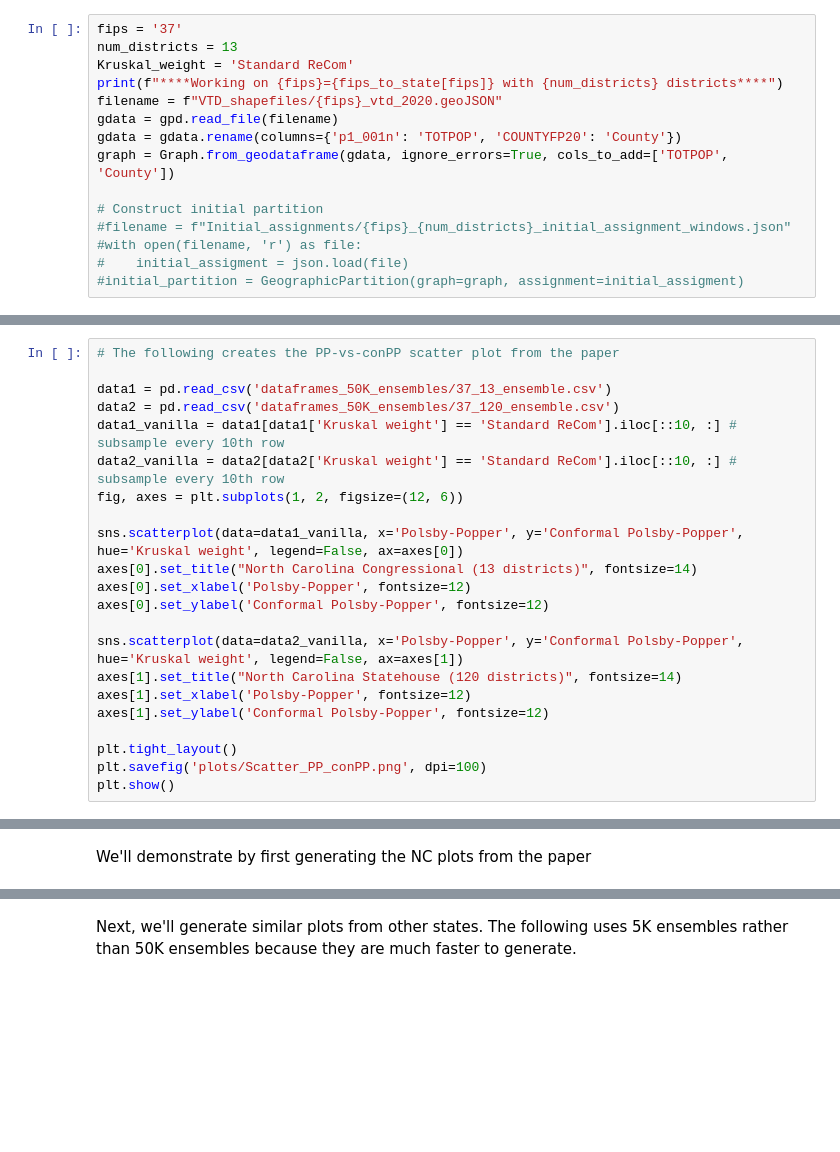
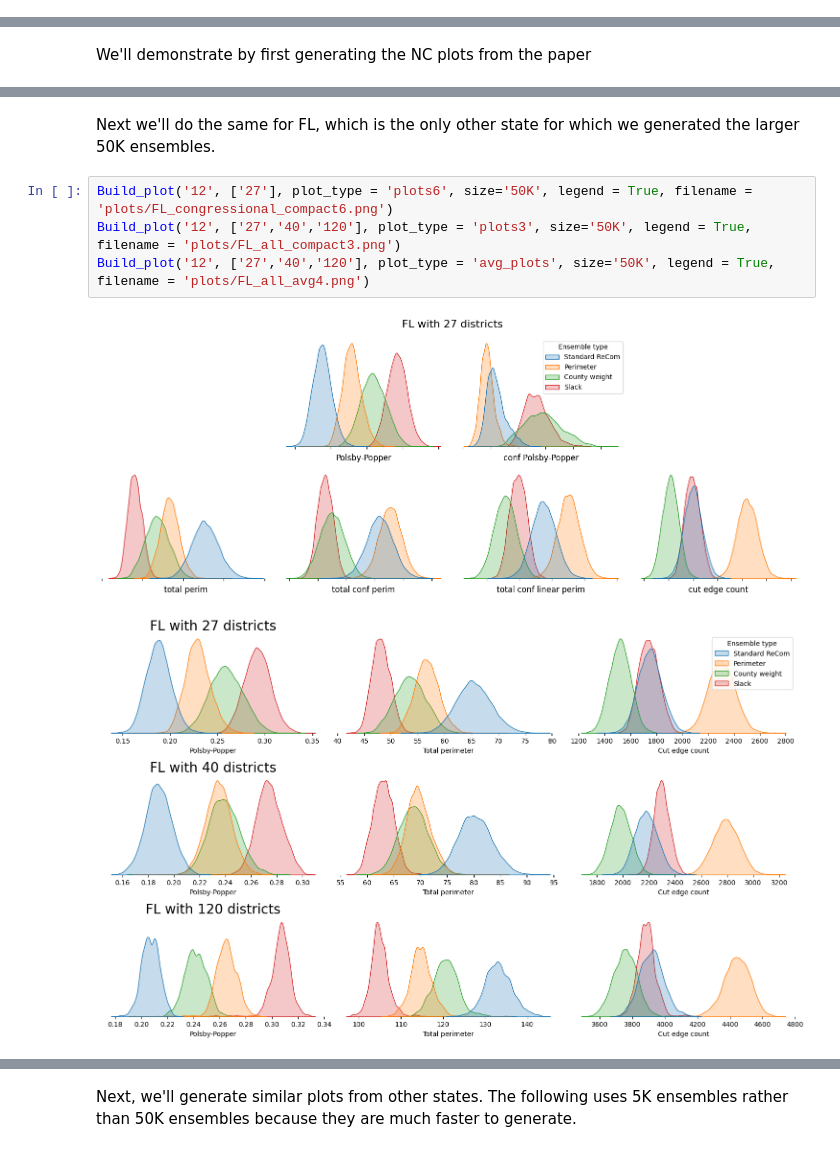
Before and after one commit to KrisTapp/Compactness, a Jupyter notebook: weighted_recom.ipynb, the cells around one changed output, grey strips where cells are left out. Cells and saved outputs as stored; diff of their text form; blank space fills up the shorter version.

Commit message:
added FL plots

````diff
--- a/weighted_recom.ipynb
+++ b/weighted_recom.ipynb
@@ -379,21 +379,6 @@ def Build_ensemble(fips, num_districts, num_steps=50000, Kruskal_weight = 'all',
         data.to_csv(f"dataframes_5K_ensembles/{filename}")
     else:
         data.to_csv(filename)
-# %%
-fips = '37'
-num_districts = 13
-Kruskal_weight = 'Standard ReCom'
-print(f"****Working on {fips}={fips_to_state[fips]} with {num_districts} districts****")
-filename = f"VTD_shapefiles/{fips}_vtd_2020.geoJSON"
-gdata = gpd.read_file(filename)
-gdata = gdata.rename(columns={'p1_001n': 'TOTPOP', 'COUNTYFP20': 'County'})
-graph = Graph.from_geodataframe(gdata, ignore_errors=True, cols_to_add=['TOTPOP', 'County'])
-
-# Construct initial partition
-#filename = f"Initial_assignments/{fips}_{num_districts}_initial_assignment_windows.json"
-#with open(filename, 'r') as file:
-#    initial_assigment = json.load(file)
-#initial_partition = GeographicPartition(graph=graph, assignment=initial_assigment)
 # %% [markdown]
 EXAMPLE OF USAGE TO CREATE FLORIDA DATAFRAMES:
 ```
@@ -403,25 +388,3 @@ for (fips, num_districts) in [('12', 27), ('12', 40), ('12', 120)]:
 ```
 
 Outputs of such runs are saved in the folders dataframes_5K_ensembles, dataframes_50K_ensembles, and Corr_tables
-# %%
-# The following creates the PP-vs-conPP scatter plot from the paper
-
-data1 = pd.read_csv('dataframes_50K_ensembles/37_13_ensemble.csv')
-data2 = pd.read_csv('dataframes_50K_ensembles/37_120_ensemble.csv')
-data1_vanilla = data1[data1['Kruskal weight'] == 'Standard ReCom'].iloc[::10, :] # subsample every 10th row
-data2_vanilla = data2[data2['Kruskal weight'] == 'Standard ReCom'].iloc[::10, :] # subsample every 10th row
-fig, axes = plt.subplots(1, 2, figsize=(12, 6))
-
-sns.scatterplot(data=data1_vanilla, x='Polsby-Popper', y='Conformal Polsby-Popper', hue='Kruskal weight', legend=False, ax=axes[0])
-axes[0].set_title("North Carolina Congressional (13 districts)", fontsize=14)
-axes[0].set_xlabel('Polsby-Popper', fontsize=12)
-axes[0].set_ylabel('Conformal Polsby-Popper', fontsize=12)
-
-sns.scatterplot(data=data2_vanilla, x='Polsby-Popper', y='Conformal Polsby-Popper', hue='Kruskal weight', legend=False, ax=axes[1])
-axes[1].set_title("North Carolina Statehouse (120 districts)", fontsize=14)
-axes[1].set_xlabel('Polsby-Popper', fontsize=12)
-axes[1].set_ylabel('Conformal Polsby-Popper', fontsize=12)
-
-plt.tight_layout()
-plt.savefig('plots/Scatter_PP_conPP.png', dpi=100)
-plt.show()
@@ -559,0 +517,9 @@ Build_plot('37', ['13','50','120'], plot_type = 'avg_plots', size='50K', legend
+# %% [markdown]
+Next we'll do the same for FL, which is the only other state for which we generated the larger 50K ensembles.
+# %%
+Build_plot('12', ['27'], plot_type = 'plots6', size='50K', legend = True, filename = 'plots/FL_congressional_compact6.png')
+Build_plot('12', ['27','40','120'], plot_type = 'plots3', size='50K', legend = True, filename = 'plots/FL_all_compact3.png')
+Build_plot('12', ['27','40','120'], plot_type = 'avg_plots', size='50K', legend = True, filename = 'plots/FL_all_avg4.png')
+# %% [output]
+[figure, added]
+[figure, added]
````
Also changed, not shown: parts of 5 cells of this notebook, 4 other files.
